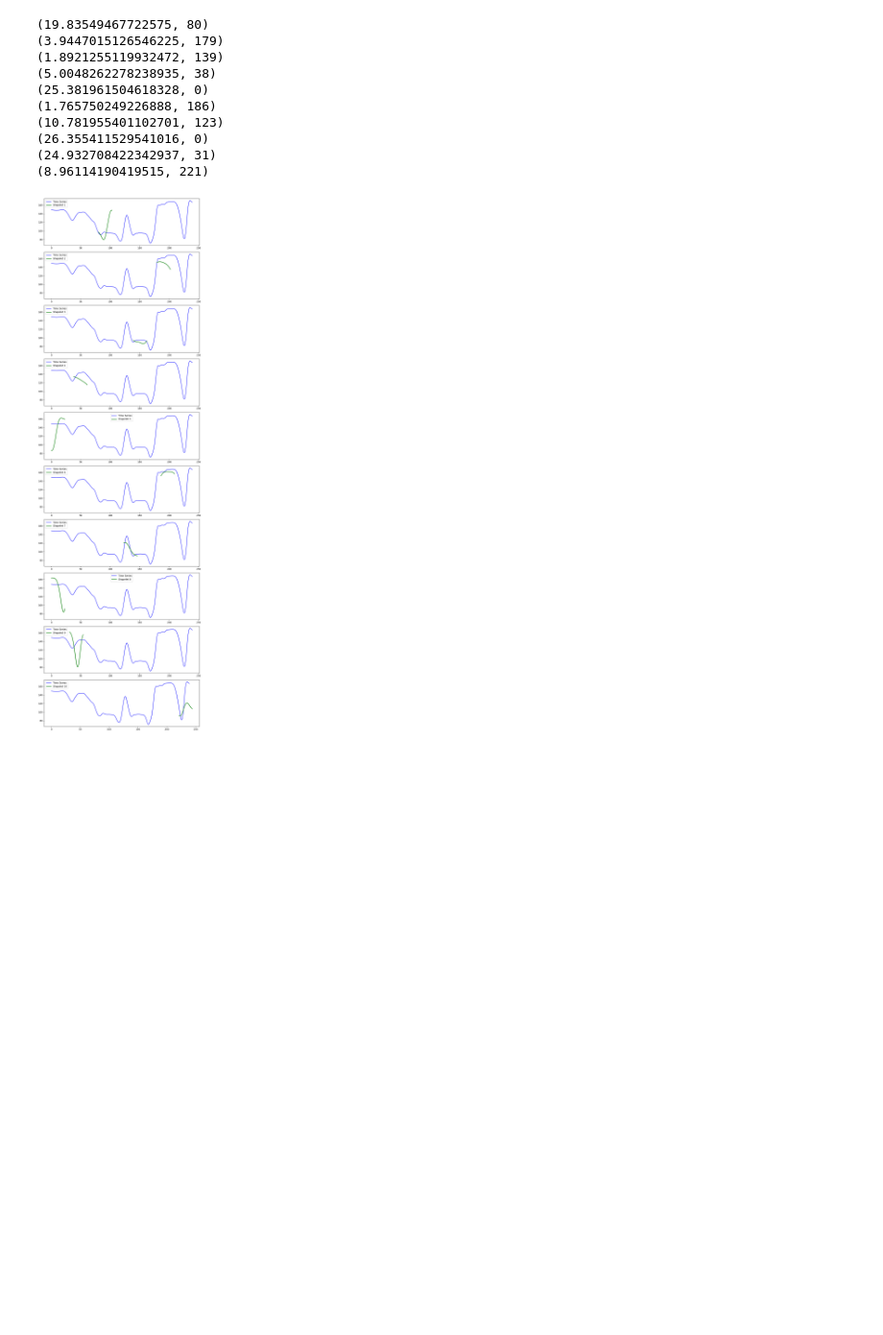
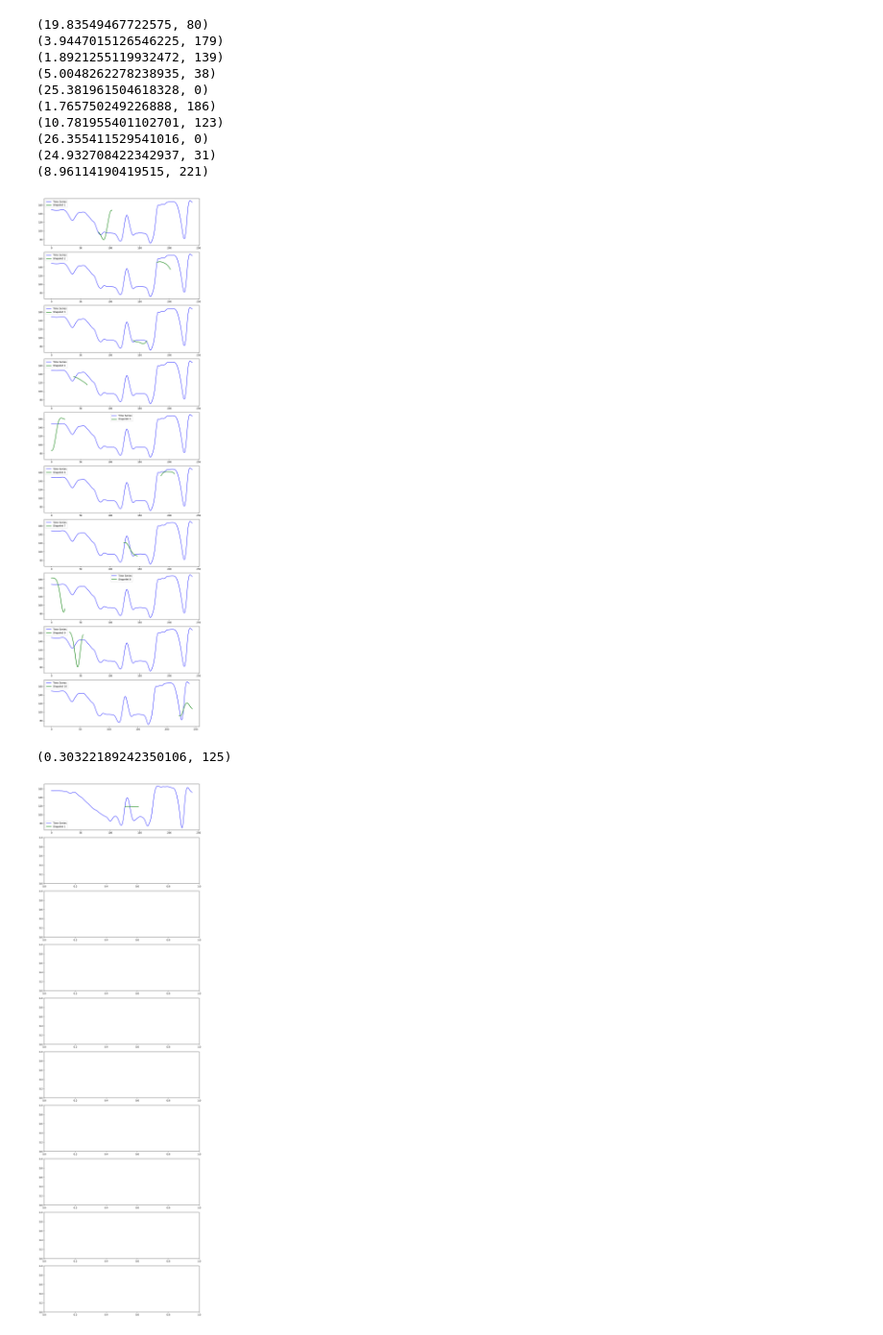
Before and after one commit to rahulsk88/KineticVikings, a Jupyter notebook: src/ShapeletLearner/sample.ipynb, the cells around one changed output. Shown at 96% size. Drawn from its saved outputs; the diff is of its cells as text; code cells hidden in the pictures; blank space fills up the shorter version.

```diff
--- a/src/ShapeletLearner/sample.ipynb
+++ b/src/ShapeletLearner/sample.ipynb
@@ -109,7 +109,7 @@ class ShapletLearner(nn.Module):
     def __init__(self, num_shapelet, len_shapelet, input_size, num_classes, alpha_precision, kmeans_centroids, type_dist):
         super().__init__()
 
-        assert input_size % len_shapelet  == 0, "The input size may not be compatiable with the Timeseries size"
+        #assert input_size % len_shapelet  == 0, "The input size may not be compatiable with the Timeseries size"
         assert type_dist in ["euclid", "DTW"]
 
         self.L = num_shapelet ## Using the paper's terminalogy
@@ -212,9 +212,9 @@ alpha = None
 trial = TSDataset(ts_data = ts_data, labels=labels)
 train_loader = DataLoader(trial, batch_size=32, shuffle=True)
 
-kmeans_centroids = shapelet_initialization(ts_data, num_shapelets, 24)
+kmeans_centroids = shapelet_initialization(ts_data, 1, 96)
 
-model = ShapletLearner(num_shapelets, 24, input_size, num_classes, alpha, kmeans_centroids, type_dist= "euclid") ## Add higher regularization after the new method
+model = ShapletLearner(1, 96, input_size, num_classes, alpha, kmeans_centroids, type_dist= "euclid") ## Add higher regularization after the new method
 optimizer = torch.optim.Adam(model.parameters(), lr=0.01)
 train_shaplet_model(model, train_loader, optimizer, epochs)
 # %% [output]
@@ -308,3 +308,8 @@ plot_shapelets(model.shapelets, ts_data[122, :].unsqueeze(0))
 (24.932708422342937, 31)
 (8.96114190419515, 221)
 [figure]
+# %%
+plot_shapelets(model.shapelets, ts_data[0, :].unsqueeze(0))
+# %% [output]
+(0.30322189242350106, 125)
+[figure, added]
```
Also changed, not shown: parts of 2 cells of this notebook.
